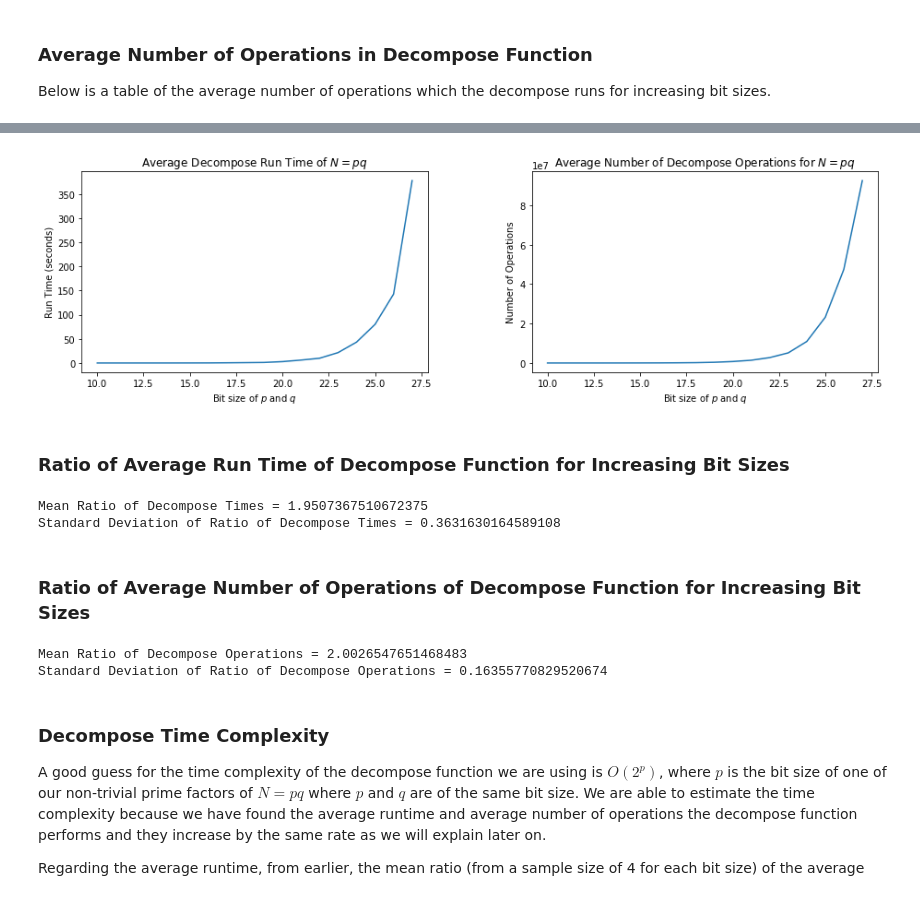
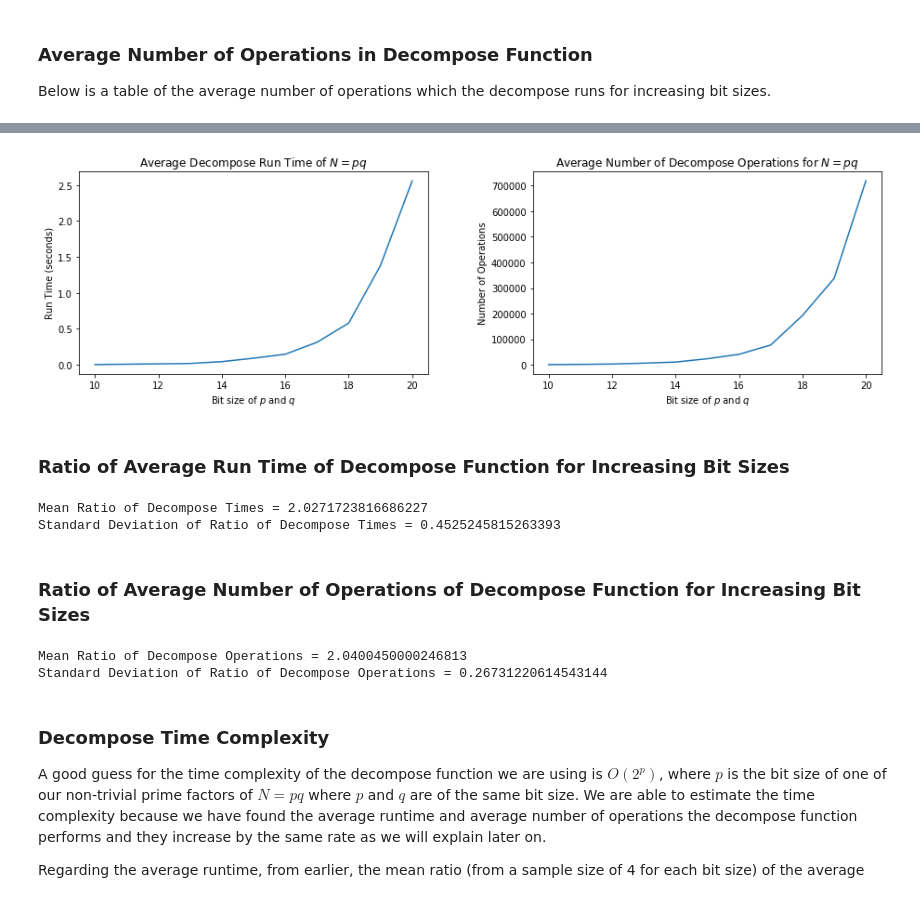
Before and after one commit to UOBMathTeam/CryptographyProject, a Jupyter notebook: Project q4andq5.ipynb, the cells around one changed output, grey strips where cells are left out. Drawn from its saved outputs; the diff is of its cells as text; code cells hidden in the pictures.

```diff
--- a/Project q4andq5.ipynb
+++ b/Project q4andq5.ipynb
@@ -253,0 +236,3 @@ bit_size of N   decompose(N) time
+# %%
+read_times = False
+dl_decompose_time_file_name = 'Decompose Times.csv'
@@ -257,19 +269,32 @@ bit_size of N   decompose(N) time
 Below is a table of the average number of operations which the decompose runs for increasing bit sizes.
 # %%
 def avg_operations(a,b,c,func):
-    samples = generate_sampleN(a,b,c)
+    '''
+    Takes a,b,c and func as inputs where a is the smallest a bit p and q random primes we generate to produce N=p*q and b is
+    the largest b bit p and q random primes we generate to produce N=p*q. The input c tells the function how many N's
+    to produce for each bit size. The func input is which function we are choosing to find the average number of
+    operations for these varying N.
+    This function returns the average number of operations as a list.
+    '''
+    samples = generate_sampleN(a,b,c)                            #generating our N's to test on
     sample_size = c
 
     operations = []
     total_operations = []
     average_operations = []
-    for i in range(b-a+1):
+    for i in range(b-a+1):                                       #finding the number of operations for each N in our sample
         for n in samples[i]:
             operations.append(func(n)[1])
 
     split_operations = np.array_split(operations,b-a+1)
-    for j in range(b-a+1):
+    for j in range(b-a+1):                                        #calculating the average number of operations for each bit size between a and b
         total_operations.append(np.sum(split_operations[j]))
     for k in range(b-a+1):
         average_operations.append(total_operations[k]/c)
-    return average_operations
+
+    my_ops_data = {"Average Operations": average_operations}
+    ops_data_frame = pd.DataFrame(data=my_ops_data)
+    ops_data_frame.index = range(a, b+1)
+    ops_data_frame.index.name = "bit size of p and q"
+
+    return ops_data_frame
@@ -305,0 +317,13 @@ bit_size of p and q   Average number of operations in decompose(N)
+# %%
+dl_decompose_ops_file_name = 'Decompose Operations.csv'
+# %%
+# Decompose Times
+if os.path.exists('data/' + dl_decompose_ops_file_name) and read_times:
+    # read
+    dl_decompose_ops = pd.read_csv(
+        'data/' + dl_decompose_ops_file_name, index_col=0)
+else:
+    # Create times
+    dl_decompose_ops = avg_operations(10, 20, 4, decompose)  # 21
+    # Save times
+    dl_decompose_ops.to_csv('data/' + dl_decompose_ops_file_name)
@@ -306,17 +346,17 @@ bit_size of p and q   Average number of operations in decompose(N)
 # %%
-x = range(10,len(decompose_times)+10)
+x = range(10,21)
 
 fig, (ax1, ax2) = plt.subplots(1,2)
-ax1.plot(x,decompose_times)
-ax2.plot(x,decompose_ops)
+ax1.plot(x,dl_decompose_times)
+ax2.plot(x,dl_decompose_ops)
 ax1.set_title('Average Decompose Run Time of $N = pq$')
 ax1.set_xlabel('Bit size of $p$ and $q$')
 ax1.set_ylabel('Run Time (seconds)')
 ax2.set_title('Average Number of Decompose Operations for $N = pq$')
 ax2.set_xlabel('Bit size of $p$ and $q$')
 ax2.set_ylabel('Number of Operations')
 plt.subplots_adjust(left = 0, right = 2, wspace = 0.3)
 plt.show()
 # %% [output]
-[figure, old version]
+[figure, new version]
 # %%
@@ -331,23 +376,23 @@ def find_ratio(lists):
 # %% [markdown]
 ### Ratio of Average Run Time of Decompose Function for Increasing Bit Sizes
 # %%
-decompose_time_ratios = find_ratio(decompose_times)
+decompose_time_ratios = find_ratio(dl_decompose_times)
 
 print('Mean Ratio of Decompose Times = {}'.format(decompose_time_ratios[0]))
 print('Standard Deviation of Ratio of Decompose Times = {}'.format(decompose_time_ratios[1]))
 # %% [output]
-Mean Ratio of Decompose Times = 1.9507367510672375
-Standard Deviation of Ratio of Decompose Times = 0.3631630164589108
+Mean Ratio of Decompose Times = 2.0271723816686227
+Standard Deviation of Ratio of Decompose Times = 0.4525245815263393
 # %% [markdown]
 ### Ratio of Average Number of Operations of Decompose Function for Increasing Bit Sizes
 # %%
-decompose_ops_ratios = find_ratio(decompose_ops)
+decompose_ops_ratios = find_ratio(dl_decompose_ops)
 
 print('Mean Ratio of Decompose Operations = {}'.format(decompose_ops_ratios[0]))
 print('Standard Deviation of Ratio of Decompose Operations = {}'.format(decompose_ops_ratios[1]))
 # %% [output]
-Mean Ratio of Decompose Operations = 2.0026547651468483
-Standard Deviation of Ratio of Decompose Operations = 0.16355770829520674
+Mean Ratio of Decompose Operations = 2.0400450000246813
+Standard Deviation of Ratio of Decompose Operations = 0.26731220614543144
 # %% [markdown]
 ### Decompose Time Complexity
 
```
Also changed, not shown: parts of 35 cells of this notebook.
